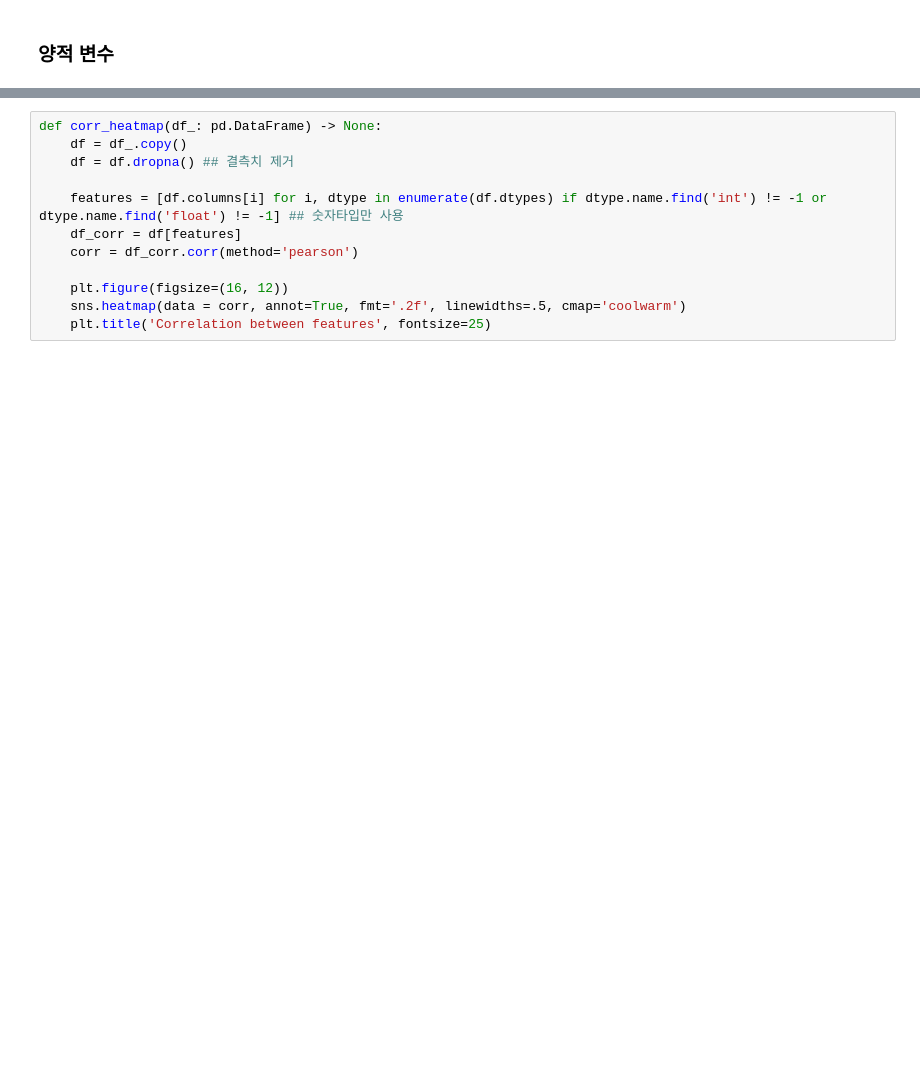
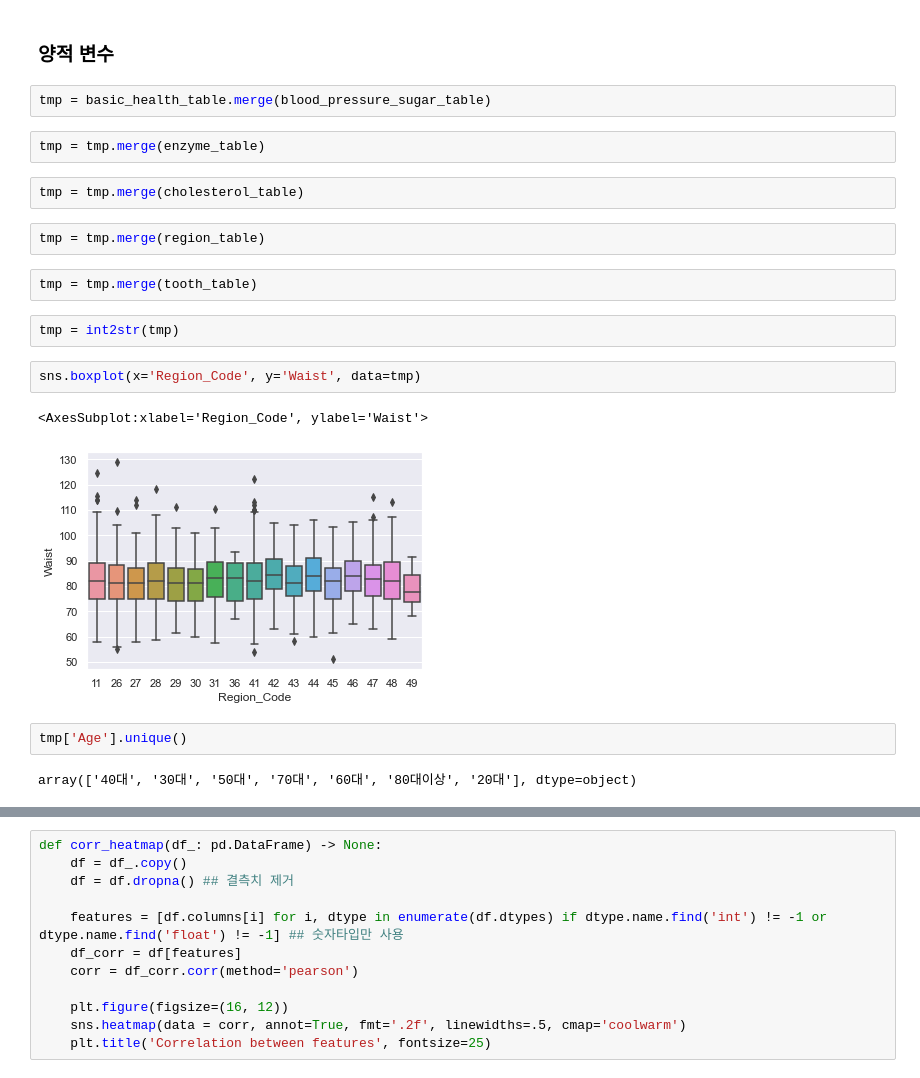
Before and after one commit to Jaesu26/statistical-database-project, a Jupyter notebook: 2022-05-30-StatsDB-Final.ipynb, the cells around one changed output, grey strips where cells are left out. Drawn from its saved outputs; the diff is of its cells as text; blank space fills up the shorter version.

```diff
--- a/2022-05-30-StatsDB-Final.ipynb
+++ b/2022-05-30-StatsDB-Final.ipynb
@@ -919,2 +1040,23 @@ def show_unique_counts(df_: pd.DataFrame, target: str = None) -> None:
 # %% [markdown]
 ### 양적 변수
+# %%
+tmp = basic_health_table.merge(blood_pressure_sugar_table)
+# %%
+tmp = tmp.merge(enzyme_table)
+# %%
+tmp = tmp.merge(cholesterol_table)
+# %%
+tmp = tmp.merge(region_table)
+# %%
+tmp = tmp.merge(tooth_table)
+# %%
+tmp = int2str(tmp)
+# %%
+sns.boxplot(x='Region_Code', y='Waist', data=tmp)
+# %% [output]
+<AxesSubplot:xlabel='Region_Code', ylabel='Waist'>
+[figure, added]
+# %%
+tmp['Age'].unique()
+# %% [output]
+array(['40대', '30대', '50대', '70대', '60대', '80대이상', '20대'], dtype=object)
```
Also changed, not shown: parts of 37 cells of this notebook.
